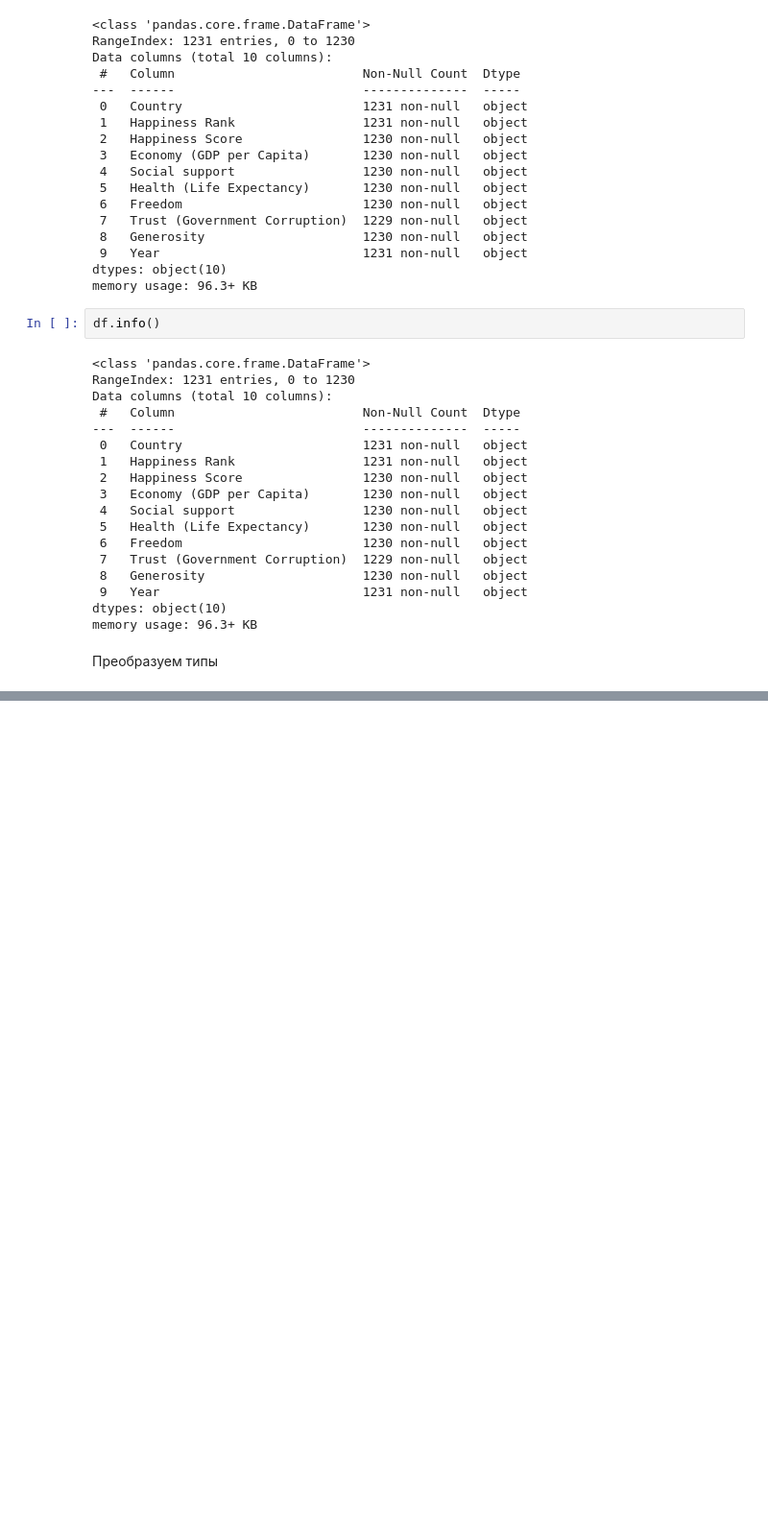
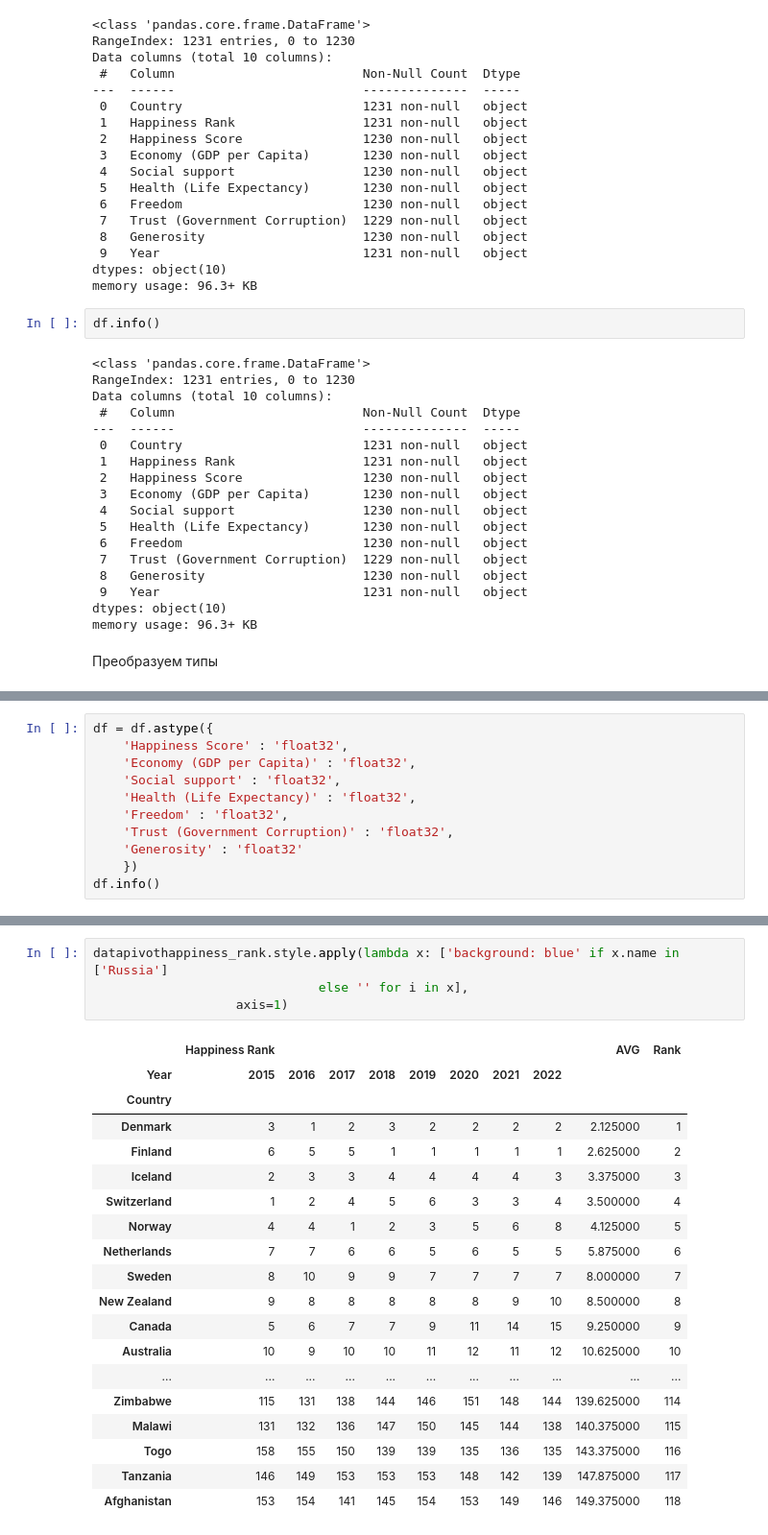
Before and after one commit to NadezhdaGruzdeva/GB-graduate-work-World-Happiness-Report-up-to-2022, a Jupyter notebook: World Happiness Report up to 2022.ipynb, the cells around one changed output, grey strips where cells are left out. Shown: that part at 96% size. Saved outputs shown, nothing was run; the diff lists cells and outputs as text; blank space fills up the shorter version.

```diff
--- a/World Happiness Report up to 2022.ipynb
+++ b/World Happiness Report up to 2022.ipynb
@@ -362,0 +402,11 @@ memory usage: 96.3+ KB
+# %%
+df = df.astype({
+    'Happiness Score' : 'float32',
+    'Economy (GDP per Capita)' : 'float32',
+    'Social support' : 'float32',
+    'Health (Life Expectancy)' : 'float32',
+    'Freedom' : 'float32',
+    'Trust (Government Corruption)' : 'float32',
+    'Generosity' : 'float32'
+    })
+df.info()
@@ -364,0 +505,24 @@ df.to_csv (r'C:\Users\Nadezhda\Desktop\Python\диплом\World Happiness Repor
+# %%
+datapivothappiness_rank.style.apply(lambda x: ['background: blue' if x.name in ['Russia']
+                              else '' for i in x],
+                   axis=1)
+# %% [output]
+|  | Happiness Rank |  |  |  |  |  |  |  | AVG | Rank |
+| Year | 2015 | 2016 | 2017 | 2018 | 2019 | 2020 | 2021 | 2022 |  |  |
+| Country |  |  |  |  |  |  |  |  |  |  |
+| Denmark | 3 | 1 | 2 | 3 | 2 | 2 | 2 | 2 | 2.125000 | 1 |
+| Finland | 6 | 5 | 5 | 1 | 1 | 1 | 1 | 1 | 2.625000 | 2 |
+| Iceland | 2 | 3 | 3 | 4 | 4 | 4 | 4 | 3 | 3.375000 | 3 |
+| Switzerland | 1 | 2 | 4 | 5 | 6 | 3 | 3 | 4 | 3.500000 | 4 |
+| Norway | 4 | 4 | 1 | 2 | 3 | 5 | 6 | 8 | 4.125000 | 5 |
+| Netherlands | 7 | 7 | 6 | 6 | 5 | 6 | 5 | 5 | 5.875000 | 6 |
+| Sweden | 8 | 10 | 9 | 9 | 7 | 7 | 7 | 7 | 8.000000 | 7 |
+| New Zealand | 9 | 8 | 8 | 8 | 8 | 8 | 9 | 10 | 8.500000 | 8 |
+| Canada | 5 | 6 | 7 | 7 | 9 | 11 | 14 | 15 | 9.250000 | 9 |
+| Australia | 10 | 9 | 10 | 10 | 11 | 12 | 11 | 12 | 10.625000 | 10 |
+| ... | ... | ... | ... | ... | ... | ... | ... | ... | ... | ... |
+| Zimbabwe | 115 | 131 | 138 | 144 | 146 | 151 | 148 | 144 | 139.625000 | 114 |
+| Malawi | 131 | 132 | 136 | 147 | 150 | 145 | 144 | 138 | 140.375000 | 115 |
+| Togo | 158 | 155 | 150 | 139 | 139 | 135 | 136 | 135 | 143.375000 | 116 |
+| Tanzania | 146 | 149 | 153 | 153 | 153 | 148 | 142 | 139 | 147.875000 | 117 |
+| Afghanistan | 153 | 154 | 141 | 145 | 154 | 153 | 149 | 146 | 149.375000 | 118 |
```
Also changed, not shown: parts of 13 cells of this notebook.
